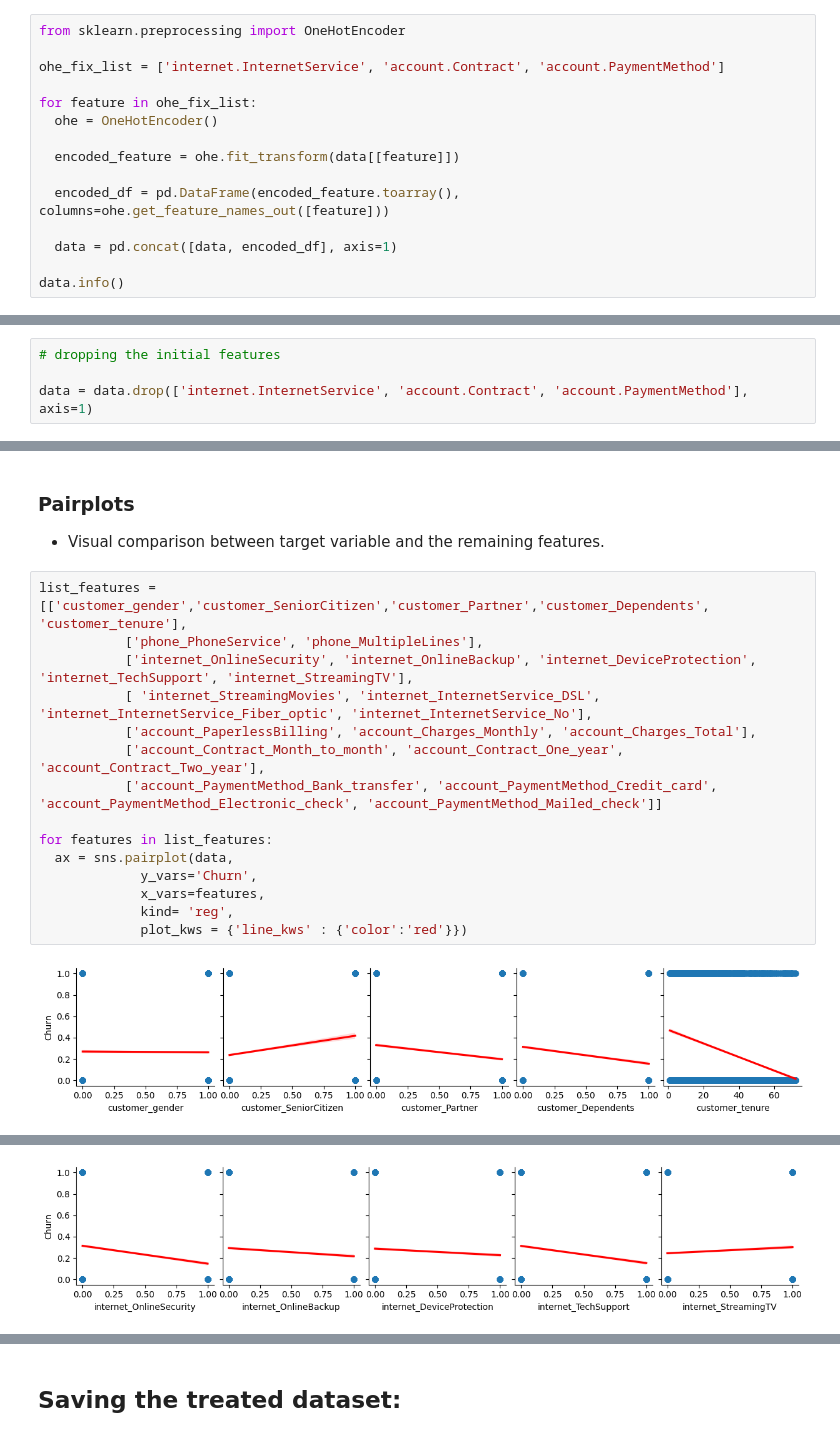
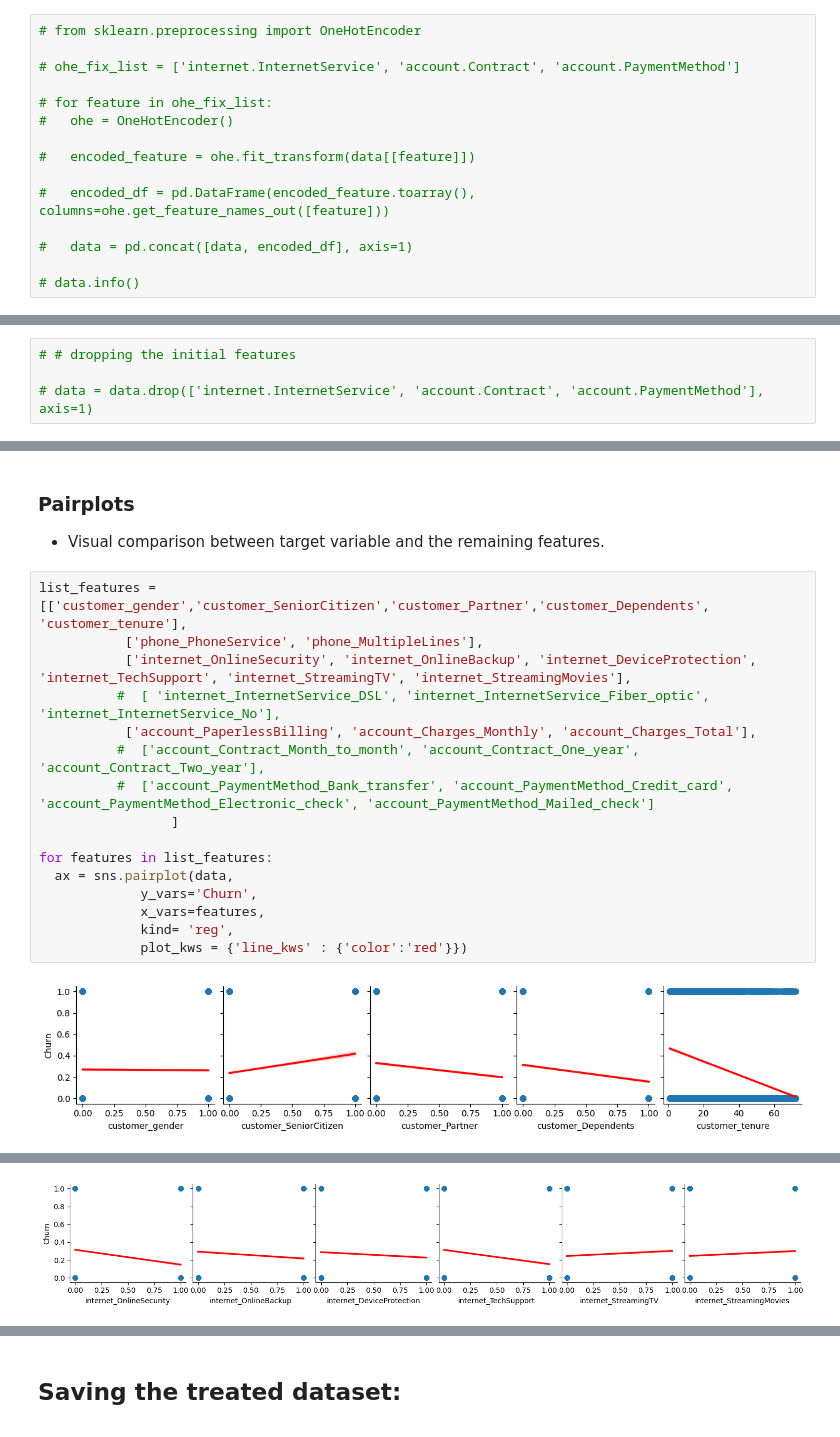
Before and after one commit to mvoassis/churn_detection, a Jupyter notebook: notebooks/Churn_prediction_EDA.ipynb, the cells around one changed output, grey strips where cells are left out. Saved outputs shown, nothing was run; the diff lists cells and outputs as text.

```diff
--- a/notebooks/Churn_prediction_EDA.ipynb
+++ b/notebooks/Churn_prediction_EDA.ipynb
@@ -191,15 +203,15 @@ Name: internet.StreamingMovies, dtype: int64
 # %%
-from sklearn.preprocessing import OneHotEncoder
+# from sklearn.preprocessing import OneHotEncoder
 
-ohe_fix_list = ['internet.InternetService', 'account.Contract', 'account.PaymentMethod']
+# ohe_fix_list = ['internet.InternetService', 'account.Contract', 'account.PaymentMethod']
 
-for feature in ohe_fix_list:
-  ohe = OneHotEncoder()
+# for feature in ohe_fix_list:
+#   ohe = OneHotEncoder()
 
-  encoded_feature = ohe.fit_transform(data[[feature]])
+#   encoded_feature = ohe.fit_transform(data[[feature]])
 
-  encoded_df = pd.DataFrame(encoded_feature.toarray(), columns=ohe.get_feature_names_out([feature]))
+#   encoded_df = pd.DataFrame(encoded_feature.toarray(), columns=ohe.get_feature_names_out([feature]))
 
-  data = pd.concat([data, encoded_df], axis=1)
+#   data = pd.concat([data, encoded_df], axis=1)
 
-data.info()
+# data.info()
@@ -224,7 +218,7 @@ memory usage: 1.7+ MB
 # %%
-# dropping the initial features
+# # dropping the initial features
 
-data = data.drop(['internet.InternetService', 'account.Contract', 'account.PaymentMethod'], axis=1)
+# data = data.drop(['internet.InternetService', 'account.Contract', 'account.PaymentMethod'], axis=1)
 # %% [markdown]
 ### Fixing 4: account.Charges.Total: convert to float
 # %%
@@ -495,19 +520,20 @@ plt.show()
 # %%
 list_features = [['customer_gender','customer_SeniorCitizen','customer_Partner','customer_Dependents', 'customer_tenure'],
            ['phone_PhoneService', 'phone_MultipleLines'],
-           ['internet_OnlineSecurity', 'internet_OnlineBackup', 'internet_DeviceProtection', 'internet_TechSupport', 'internet_StreamingTV'],
-           [ 'internet_StreamingMovies', 'internet_InternetService_DSL', 'internet_InternetService_Fiber_optic', 'internet_InternetService_No'],
+           ['internet_OnlineSecurity', 'internet_OnlineBackup', 'internet_DeviceProtection', 'internet_TechSupport', 'internet_StreamingTV', 'internet_StreamingMovies'],
+          #  [ 'internet_InternetService_DSL', 'internet_InternetService_Fiber_optic', 'internet_InternetService_No'],
            ['account_PaperlessBilling', 'account_Charges_Monthly', 'account_Charges_Total'],
-           ['account_Contract_Month_to_month', 'account_Contract_One_year', 'account_Contract_Two_year'],
-           ['account_PaymentMethod_Bank_transfer', 'account_PaymentMethod_Credit_card', 'account_PaymentMethod_Electronic_check', 'account_PaymentMethod_Mailed_check']]
+          #  ['account_Contract_Month_to_month', 'account_Contract_One_year', 'account_Contract_Two_year'],
+          #  ['account_PaymentMethod_Bank_transfer', 'account_PaymentMethod_Credit_card', 'account_PaymentMethod_Electronic_check', 'account_PaymentMethod_Mailed_check']
+                 ]
 
 for features in list_features:
   ax = sns.pairplot(data,
              y_vars='Churn',
              x_vars=features,
              kind= 'reg',
              plot_kws = {'line_kws' : {'color':'red'}})
 # %% [output]
 [figure]
 [figure]
-[figure, old version]
+[figure, new version]
```
Also changed, not shown: parts of 21 cells of this notebook.
